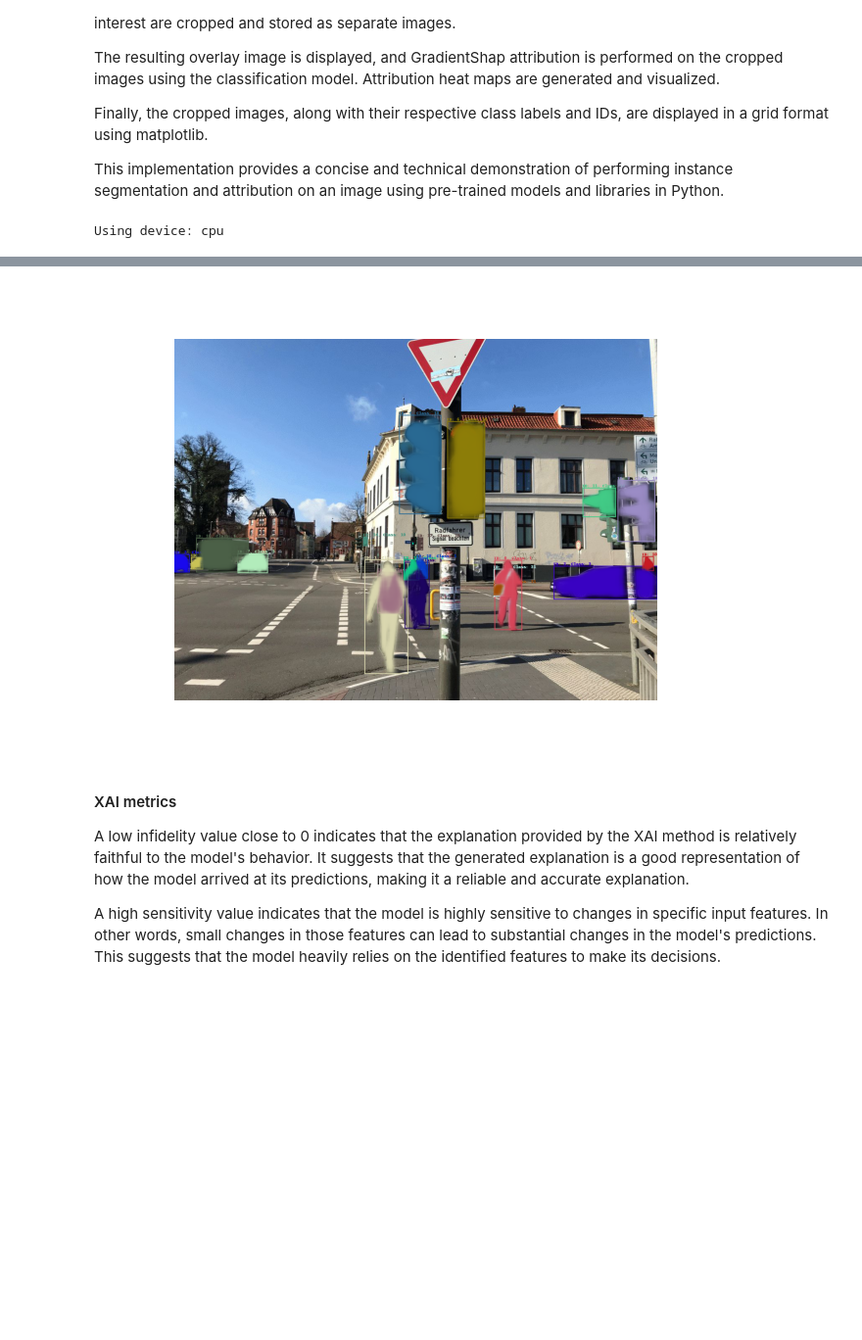
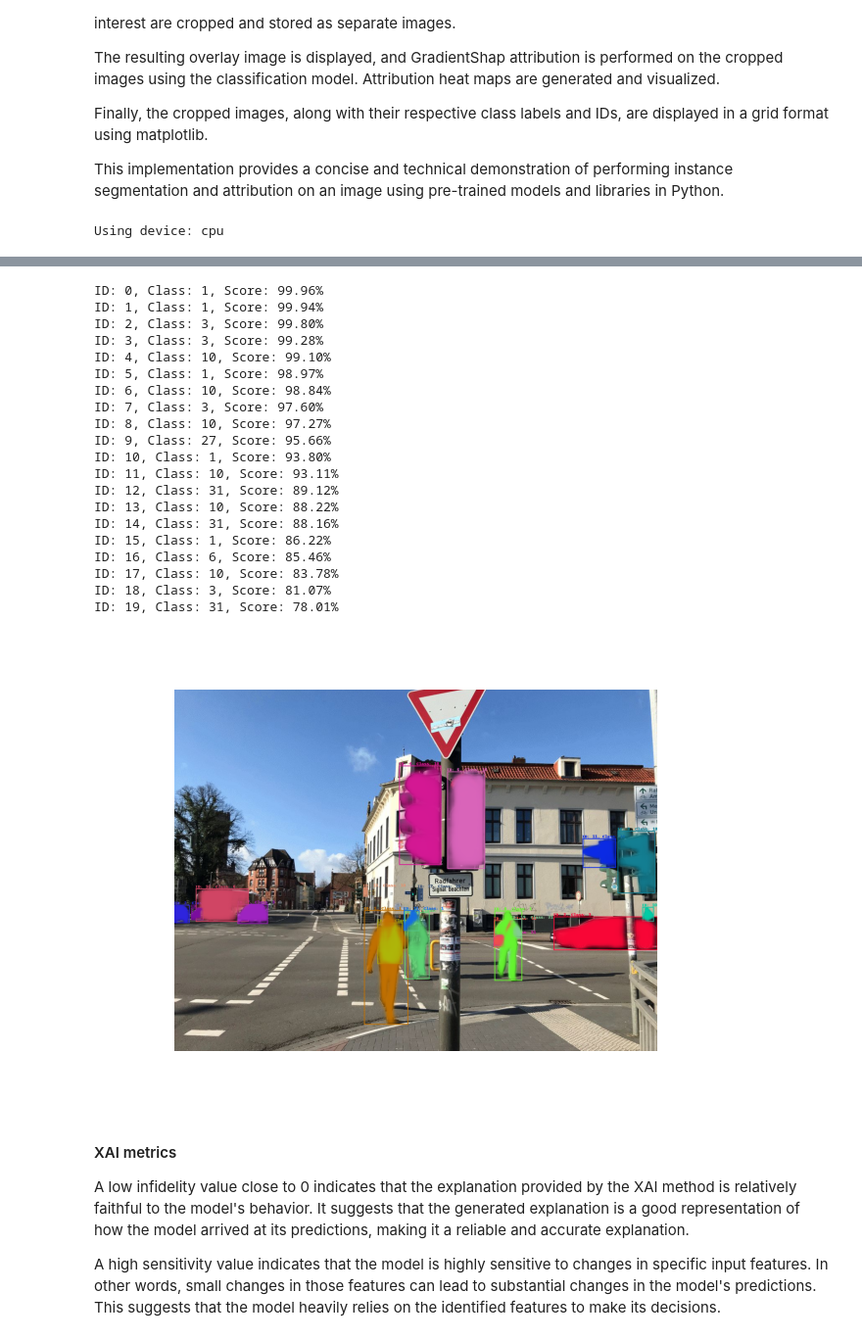
Before and after one commit to patdring/ExplainableAI, a Jupyter notebook: GradientShap.ipynb, the cells around one changed output, grey strips where cells are left out. Shown at 98% size. Cells and saved outputs as stored; diff of their text form; code cells hidden in the pictures; blank space fills up the shorter version.

```diff
--- a/GradientShap.ipynb
+++ b/GradientShap.ipynb
@@ -97,6 +97,7 @@ top_k = min(20, predictions[0]['masks'].shape[0])
 masks = predictions[0]['masks'][:top_k].detach().cpu().numpy()
 labels = predictions[0]['labels'][:top_k].detach().cpu().numpy()
 boxes = predictions[0]['boxes'][:top_k].detach().cpu().numpy()
+scores = predictions[0]['scores'][:top_k].detach().cpu().numpy()
 
 # Create a blank image with RGBA mode
 img_overlay = Image.new("RGBA", img.size)
@@ -131,6 +132,9 @@ for i in range(masks.shape[0]):
     draw.rectangle(box.tolist(), outline=color, width=2)
 
     # Add ID and class label to the bounding box
+    score = scores[i]  # Select the score for the current instance
+    print(f'ID: {i}, Class: {label}, Score: {score*100:.2f}%')
+
     text = f'ID: {i}, Class: {label}'
     draw.text((box[0], box[1] - 10), text, fill=color)
 
@@ -153,4 +159,24 @@ Using device: cpu
+ID: 0, Class: 1, Score: 99.96%
+ID: 1, Class: 1, Score: 99.94%
+ID: 2, Class: 3, Score: 99.80%
+ID: 3, Class: 3, Score: 99.28%
+ID: 4, Class: 10, Score: 99.10%
+ID: 5, Class: 1, Score: 98.97%
+ID: 6, Class: 10, Score: 98.84%
+ID: 7, Class: 3, Score: 97.60%
+ID: 8, Class: 10, Score: 97.27%
+ID: 9, Class: 27, Score: 95.66%
+ID: 10, Class: 1, Score: 93.80%
+ID: 11, Class: 10, Score: 93.11%
+ID: 12, Class: 31, Score: 89.12%
+ID: 13, Class: 10, Score: 88.22%
+ID: 14, Class: 31, Score: 88.16%
+ID: 15, Class: 1, Score: 86.22%
+ID: 16, Class: 6, Score: 85.46%
+ID: 17, Class: 10, Score: 83.78%
+ID: 18, Class: 3, Score: 81.07%
+ID: 19, Class: 31, Score: 78.01%
-[figure, old version]
+[figure, new version]
 # %% [markdown]
 #### XAI metrics
 
```
Also changed, not shown: parts of 2 cells of this notebook, 10 other files.
